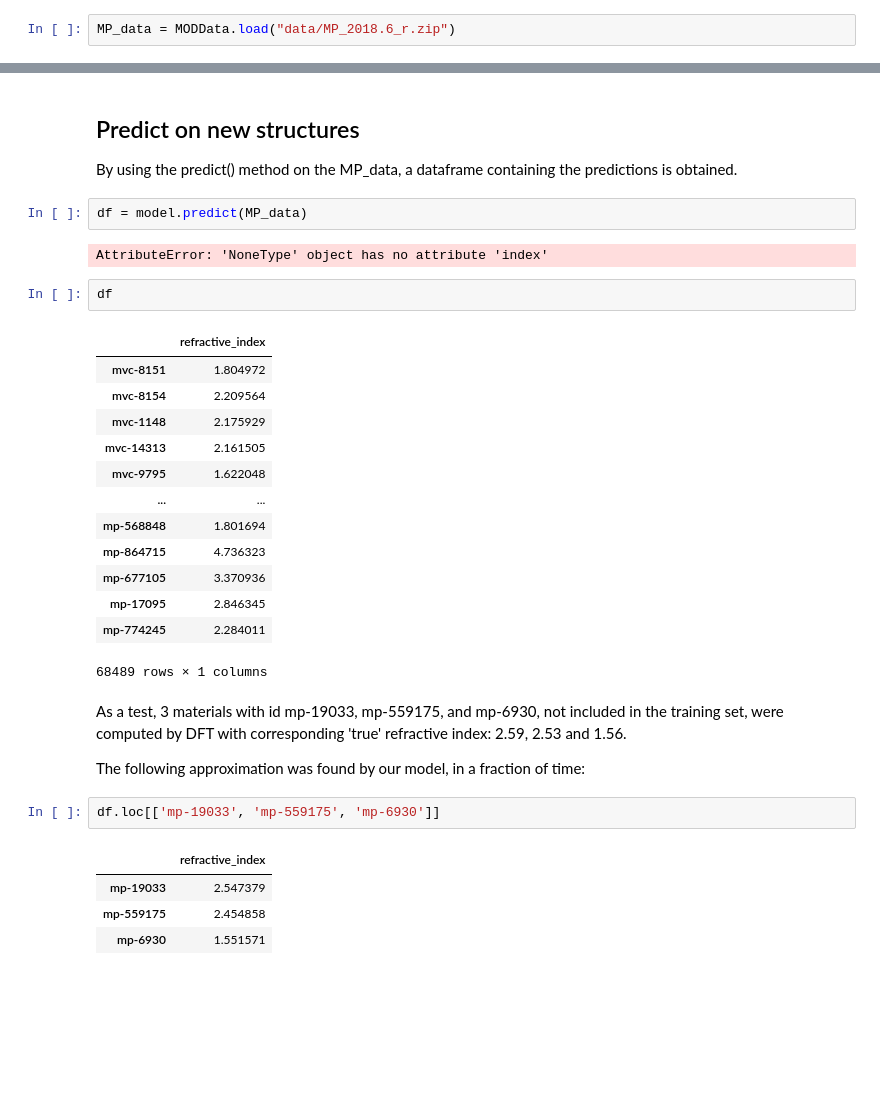
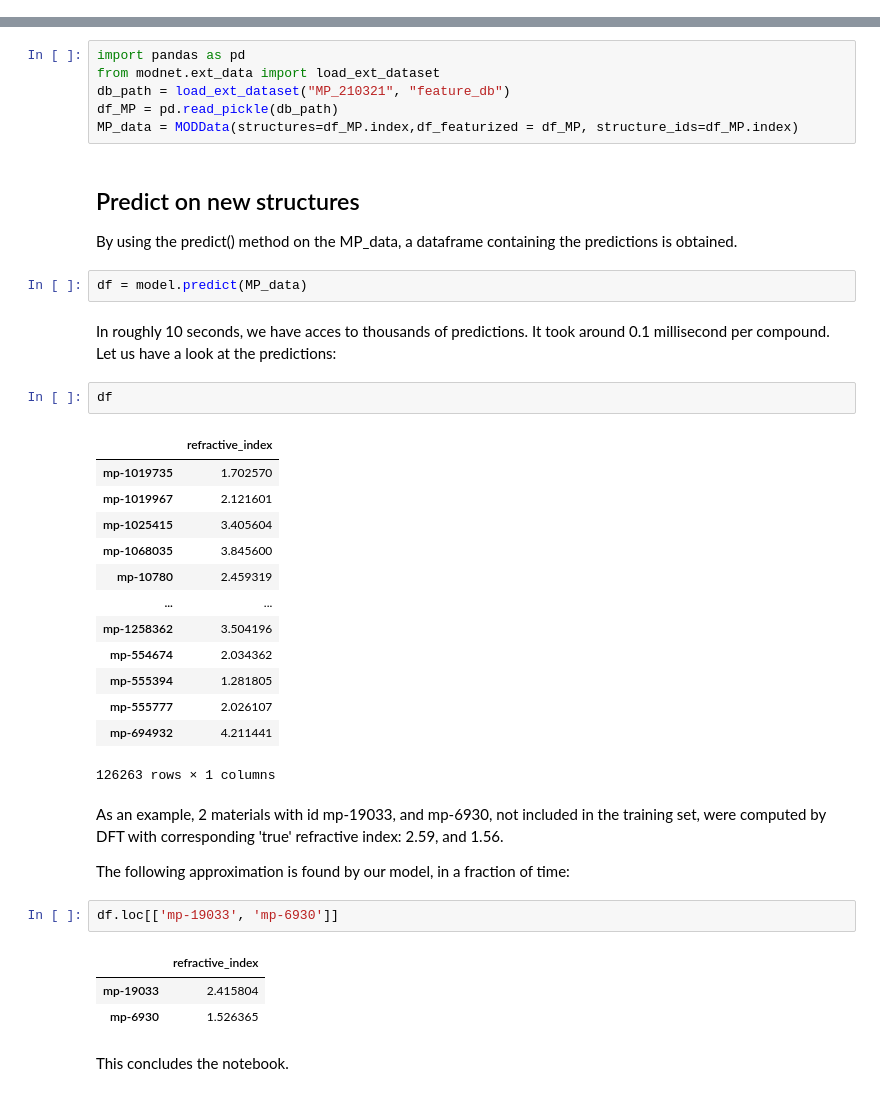
Before and after one commit to ppdebreuck/MODNet-tutorial, a Jupyter notebook: 2-predicting_ref_index.ipynb, the cells around one changed output, grey strips where cells are left out. Saved outputs shown, nothing was run; the diff lists cells and outputs as text; blank space fills up the shorter version.

```diff
--- a/2-predicting_ref_index.ipynb
+++ b/2-predicting_ref_index.ipynb
@@ -22,2 +18,0 @@ This takes some time and memory.
-# %%
-MP_data = MODData.load("data/MP_2018.6_r.zip")
@@ -40,34 +19,42 @@ MP_data = MODData.load("data/MP_2018.6_r.zip")
+# %%
+import pandas as pd
+from modnet.ext_data import load_ext_dataset
+db_path = load_ext_dataset("MP_210321", "feature_db")
+df_MP = pd.read_pickle(db_path)
+MP_data = MODData(structures=df_MP.index,df_featurized = df_MP, structure_ids=df_MP.index)
 # %% [markdown]
 ## Predict on new structures
 By using the predict() method on the MP_data, a dataframe containing the predictions is obtained.
 # %%
 df = model.predict(MP_data)
-# %% [output]
-AttributeError: 'NoneType' object has no attribute 'index'
+# %% [markdown]
+In roughly 10 seconds, we have acces to thousands of predictions. It took around 0.1 millisecond per compound.
+Let us have a look at the predictions:
 # %%
 df
 # %% [output]
 |  | refractive_index |
-| mvc-8151 | 1.804972 |
-| mvc-8154 | 2.209564 |
-| mvc-1148 | 2.175929 |
-| mvc-14313 | 2.161505 |
-| mvc-9795 | 1.622048 |
+| mp-1019735 | 1.702570 |
+| mp-1019967 | 2.121601 |
+| mp-1025415 | 3.405604 |
+| mp-1068035 | 3.845600 |
+| mp-10780 | 2.459319 |
 | ... | ... |
-| mp-568848 | 1.801694 |
-| mp-864715 | 4.736323 |
-| mp-677105 | 3.370936 |
-| mp-17095 | 2.846345 |
-| mp-774245 | 2.284011 |
+| mp-1258362 | 3.504196 |
+| mp-554674 | 2.034362 |
+| mp-555394 | 1.281805 |
+| mp-555777 | 2.026107 |
+| mp-694932 | 4.211441 |
-68489 rows × 1 columns
+126263 rows × 1 columns
 # %% [markdown]
-As a test, 3 materials with id mp-19033, mp-559175, and mp-6930, not included in the training set, were computed by DFT with corresponding 'true' refractive index: 2.59, 2.53 and 1.56.
+As an example, 2 materials with id mp-19033, and mp-6930, not included in the training set, were computed by DFT with corresponding 'true' refractive index: 2.59, and 1.56.
 
-The following  approximation was found by our model, in a fraction of time:
+The following  approximation is found by our model, in a fraction of time:
 # %%
-df.loc[['mp-19033', 'mp-559175', 'mp-6930']]
+df.loc[['mp-19033', 'mp-6930']]
 # %% [output]
 |  | refractive_index |
-| mp-19033 | 2.547379 |
-| mp-559175 | 2.454858 |
-| mp-6930 | 1.551571 |
+| mp-19033 | 2.415804 |
+| mp-6930 | 1.526365 |
+# %% [markdown]
+This concludes the notebook.
```
Also changed, not shown: parts of 7 cells of this notebook, 4 other files.
